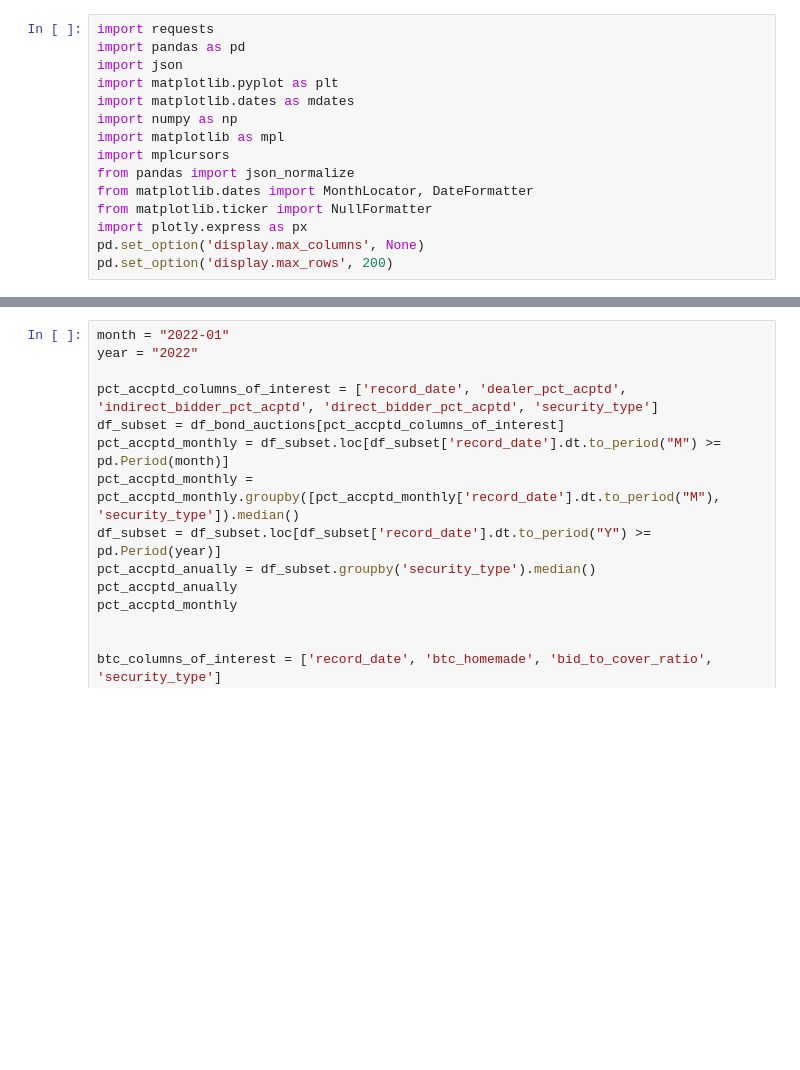
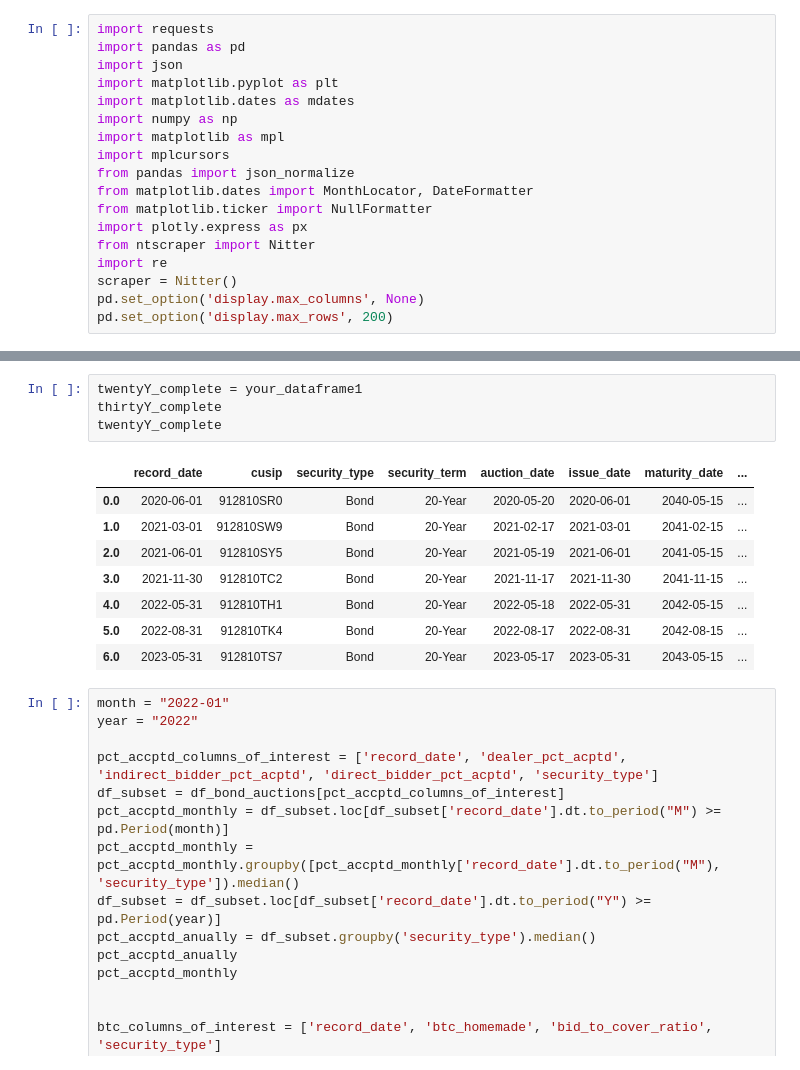
Before and after one commit to colton-22/finra, a Jupyter notebook: untitled.ipynb, the cells around one changed output, grey strips where cells are left out. Cells and saved outputs as stored; diff of their text form; blank space fills up the shorter version.

```diff
--- a/untitled.ipynb
+++ b/untitled.ipynb
@@ -11,6 +11,9 @@ from pandas import json_normalize
 from matplotlib.dates import MonthLocator, DateFormatter
 from matplotlib.ticker import NullFormatter
 import plotly.express as px
+from ntscraper import Nitter
+import re
+scraper = Nitter()
 pd.set_option('display.max_columns', None)
 pd.set_option('display.max_rows', 200)
 # %%
@@ -139,3 +271,16 @@ DataFrame is highly fragmented.  This is usually the result of calling `frame.in
+# %%
+twentyY_complete = your_dataframe1
+thirtyY_complete
+twentyY_complete
+# %% [output]
+|  | record_date | cusip | security_type | security_term | auction_date | issue_date | maturity_date | ... |
+| 0.0 | 2020-06-01 | 912810SR0 | Bond | 20-Year | 2020-05-20 | 2020-06-01 | 2040-05-15 | ... |
+| 1.0 | 2021-03-01 | 912810SW9 | Bond | 20-Year | 2021-02-17 | 2021-03-01 | 2041-02-15 | ... |
+| 2.0 | 2021-06-01 | 912810SY5 | Bond | 20-Year | 2021-05-19 | 2021-06-01 | 2041-05-15 | ... |
+| 3.0 | 2021-11-30 | 912810TC2 | Bond | 20-Year | 2021-11-17 | 2021-11-30 | 2041-11-15 | ... |
+| 4.0 | 2022-05-31 | 912810TH1 | Bond | 20-Year | 2022-05-18 | 2022-05-31 | 2042-05-15 | ... |
+| 5.0 | 2022-08-31 | 912810TK4 | Bond | 20-Year | 2022-08-17 | 2022-08-31 | 2042-08-15 | ... |
+| 6.0 | 2023-05-31 | 912810TS7 | Bond | 20-Year | 2023-05-17 | 2023-05-31 | 2043-05-15 | ... |
 # %%
 month = "2022-01"
 year = "2022"
```
Also changed, not shown: parts of 4 cells of this notebook.
